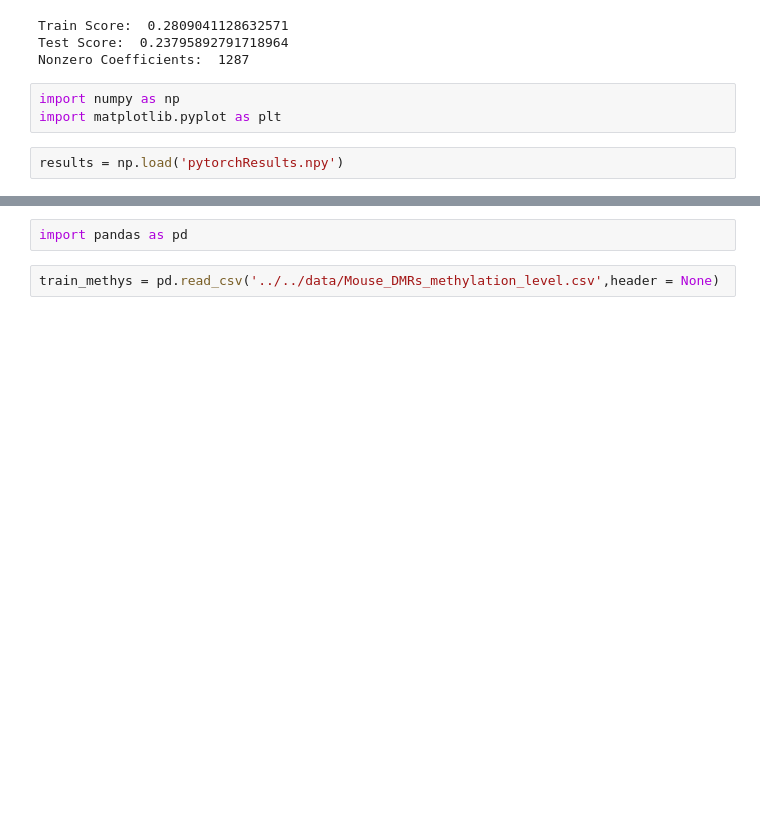
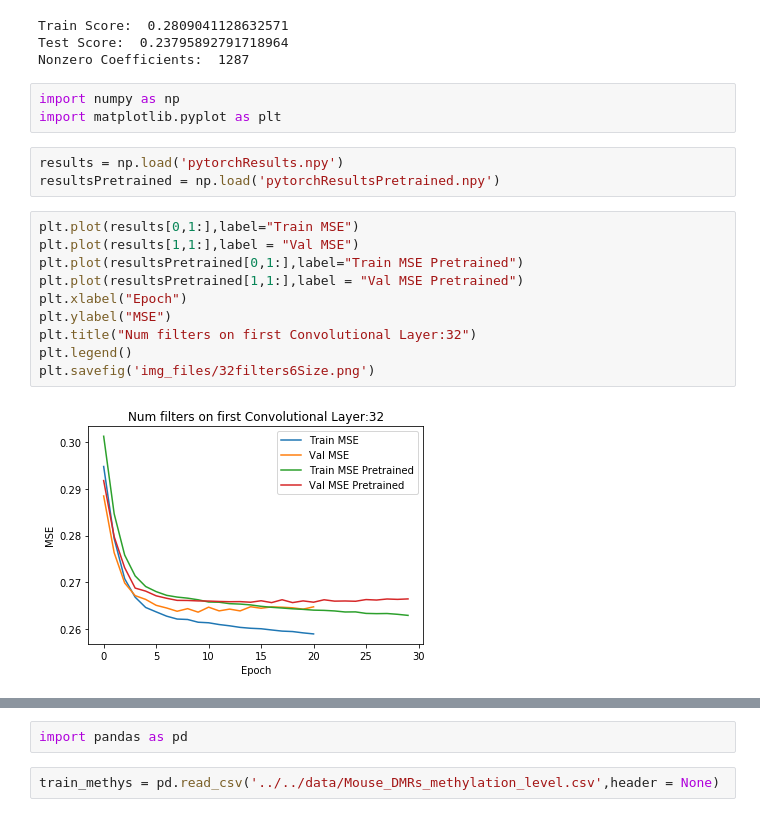
Before and after one commit to h5li/KmersNeuralNetwork, a Jupyter notebook: SklearnMLPRegressor.ipynb, the cells around one changed output, grey strips where cells are left out. Drawn from its saved outputs; the diff is of its cells as text; blank space fills up the shorter version.

Commit message:
push results

```diff
--- a/SklearnMLPRegressor.ipynb
+++ b/SklearnMLPRegressor.ipynb
@@ -107,4 +89,17 @@ import numpy as np
 import matplotlib.pyplot as plt
 # %%
 results = np.load('pytorchResults.npy')
+resultsPretrained = np.load('pytorchResultsPretrained.npy')
+# %%
+plt.plot(results[0,1:],label="Train MSE")
+plt.plot(results[1,1:],label = "Val MSE")
+plt.plot(resultsPretrained[0,1:],label="Train MSE Pretrained")
+plt.plot(resultsPretrained[1,1:],label = "Val MSE Pretrained")
+plt.xlabel("Epoch")
+plt.ylabel("MSE")
+plt.title("Num filters on first Convolutional Layer:32")
+plt.legend()
+plt.savefig('img_files/32filters6Size.png')
+# %% [output]
+[figure, added]
 # %%
```
Also changed, not shown: parts of 3 cells of this notebook, 7 other files.
